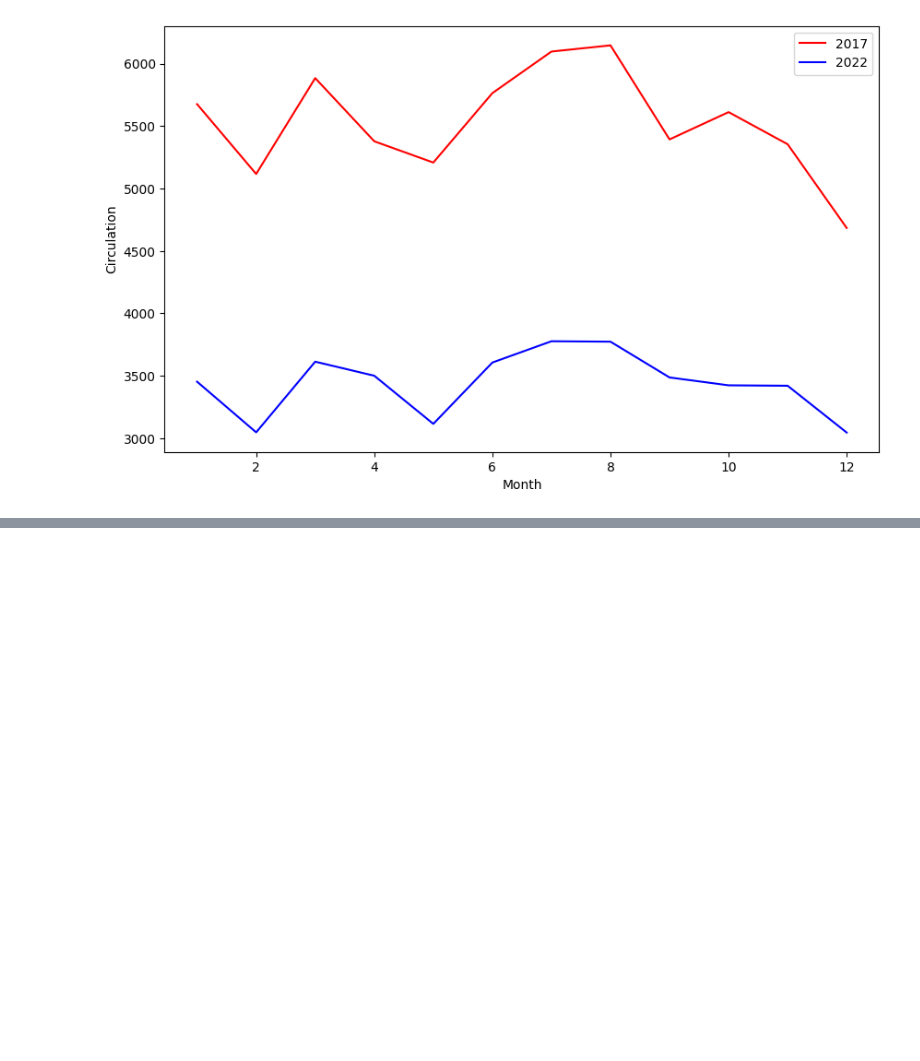
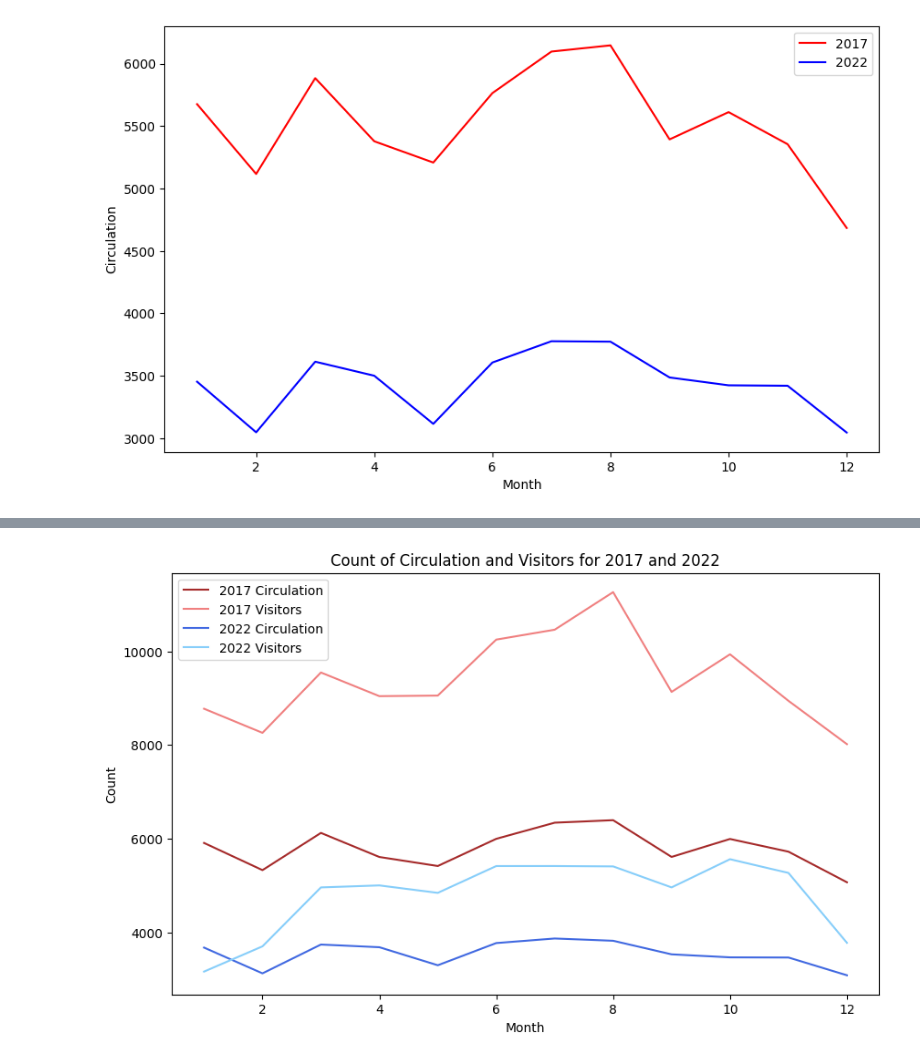
Before and after one commit to uchicago-dsi/cpl_project, a Jupyter notebook: can-summer-2023/basic circulation visuals.ipynb, the cells around one changed output, grey strips where cells are left out. Cells and saved outputs as stored; diff of their text form; code cells hidden in the pictures; blank space fills up the shorter version.

```diff
--- a/can-summer-2023/basic circulation visuals.ipynb
+++ b/can-summer-2023/basic circulation visuals.ipynb
@@ -146,0 +162,20 @@ MONTH
+# %%
+data_2017 = circ_years_2.loc[(circ_years_2['YEAR']==2017)]
+data_2022 = circ_years_2.loc[(circ_years_2['YEAR']==2022)]
+circ_2017 = data_2017.groupby(['MONTH'])[['CIRCULATION']].mean()
+circ_2022 = data_2022.groupby(['MONTH'])[['CIRCULATION']].mean()
+vis_2017 = data_2017.groupby(['MONTH'])[['VISITORS']].mean()
+vis_2022 = data_2022.groupby(['MONTH'])[['VISITORS']].mean()
+
+plt.figure(figsize=(10,6))
+plt.plot(circ_2017, color = 'brown')
+plt.plot(vis_2017, color = 'lightcoral')
+plt.plot(circ_2022, color = 'royalblue')
+plt.plot(vis_2022, color = 'lightskyblue')
+plt.legend(['2017 Circulation', '2017 Visitors', '2022 Circulation','2022 Visitors'])
+plt.ylabel('Count')
+plt.xlabel('Month')
+plt.title('Count of Circulation and Visitors for 2017 and 2022')
+plt.show()
+# %% [output]
+[figure, added]
```
Also changed, not shown: parts of 6 cells of this notebook.
